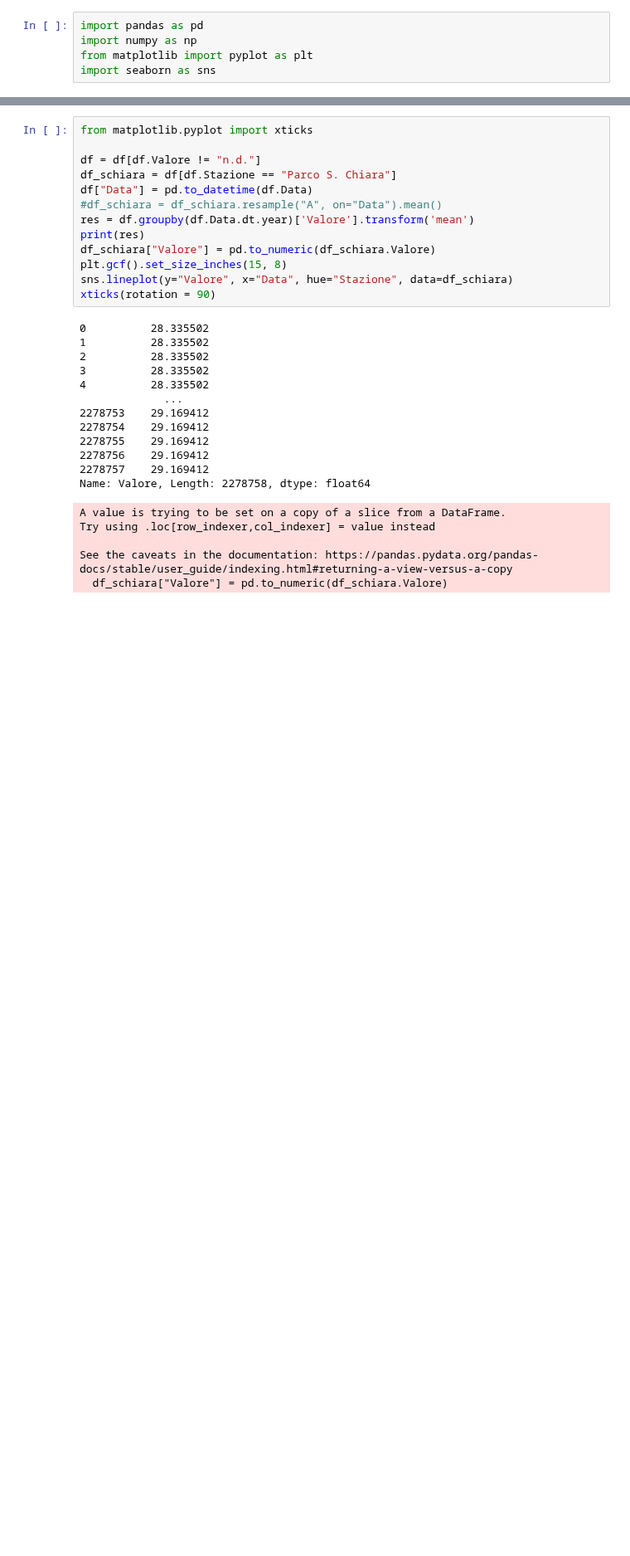
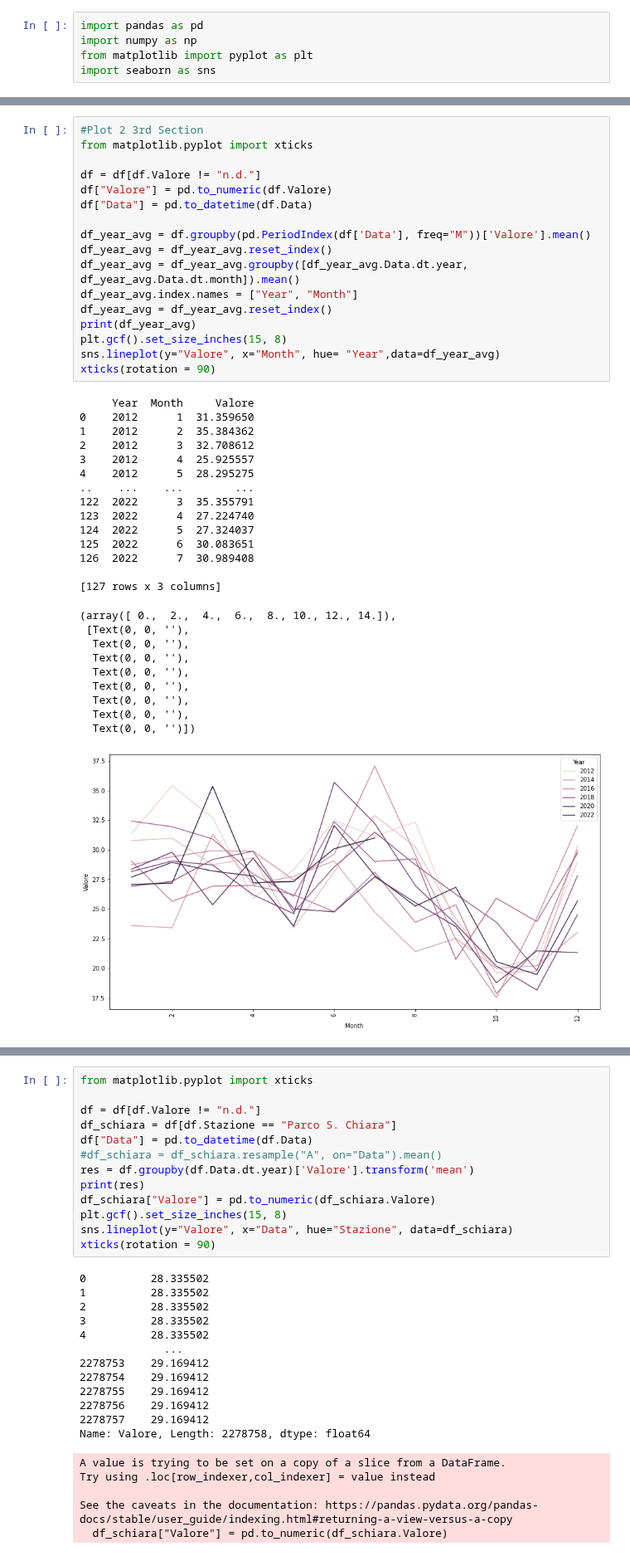
Before and after one commit to WebValley2022/webvalley-dashboard, a Jupyter notebook: LigiaNotebookAppa.ipynb, the cells around one changed output, grey strips where cells are left out. Shown at 83% size. Cells and saved outputs as stored; diff of their text form; blank space fills up the shorter version.

Commit message:
2nd plot 3rd section

```diff
--- a/LigiaNotebookAppa.ipynb
+++ b/LigiaNotebookAppa.ipynb
@@ -26,0 +12,42 @@ df.resample("W", on="Data").mean()
+# %%
+#Plot 2 3rd Section
+from matplotlib.pyplot import xticks
+
+df = df[df.Valore != "n.d."]
+df["Valore"] = pd.to_numeric(df.Valore)
+df["Data"] = pd.to_datetime(df.Data)
+
+df_year_avg = df.groupby(pd.PeriodIndex(df['Data'], freq="M"))['Valore'].mean()
+df_year_avg = df_year_avg.reset_index()
+df_year_avg = df_year_avg.groupby([df_year_avg.Data.dt.year, df_year_avg.Data.dt.month]).mean()
+df_year_avg.index.names = ["Year", "Month"]
+df_year_avg = df_year_avg.reset_index()
+print(df_year_avg)
+plt.gcf().set_size_inches(15, 8)
+sns.lineplot(y="Valore", x="Month", hue= "Year",data=df_year_avg)
+xticks(rotation = 90)
+# %% [output]
+     Year  Month     Valore
+0    2012      1  31.359650
+1    2012      2  35.384362
+2    2012      3  32.708612
+3    2012      4  25.925557
+4    2012      5  28.295275
+..    ...    ...        ...
+122  2022      3  35.355791
+123  2022      4  27.224740
+124  2022      5  27.324037
+125  2022      6  30.083651
+126  2022      7  30.989408
+
+[127 rows x 3 columns]
+(array([ 0.,  2.,  4.,  6.,  8., 10., 12., 14.]),
+ [Text(0, 0, ''),
+  Text(0, 0, ''),
+  Text(0, 0, ''),
+  Text(0, 0, ''),
+  Text(0, 0, ''),
+  Text(0, 0, ''),
+  Text(0, 0, ''),
+  Text(0, 0, '')])
+[figure, added]
```
Also changed, not shown: parts of 17 cells of this notebook, 4 other files.
